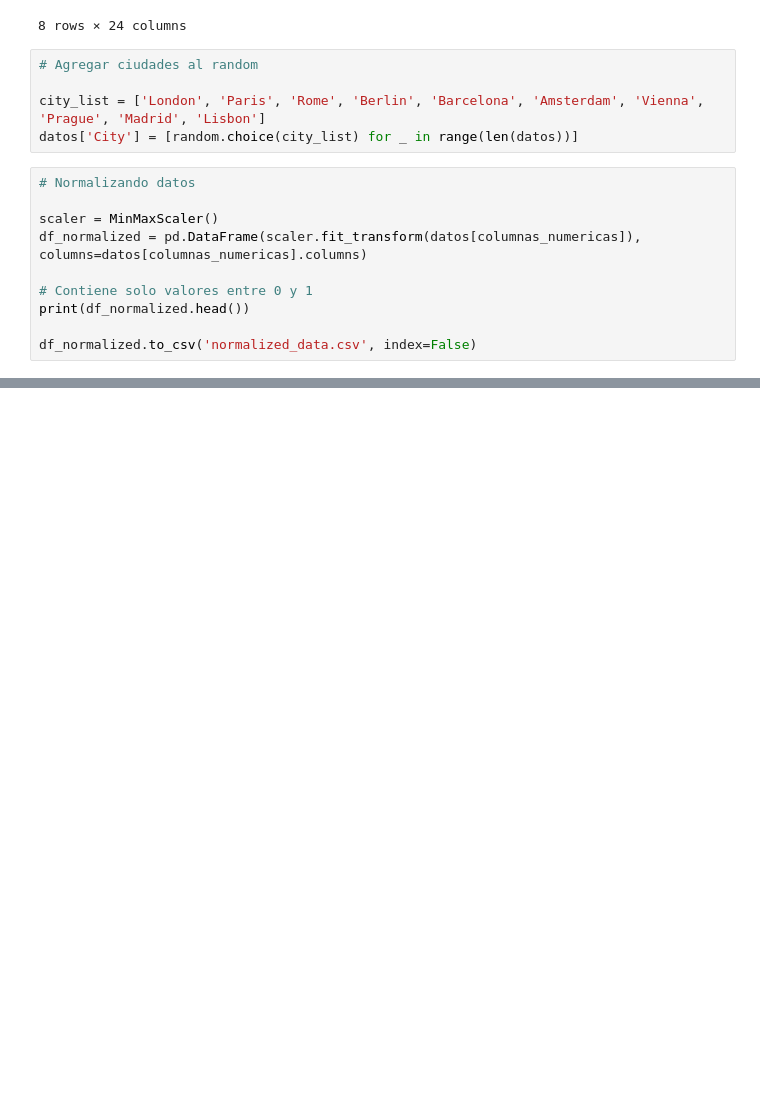
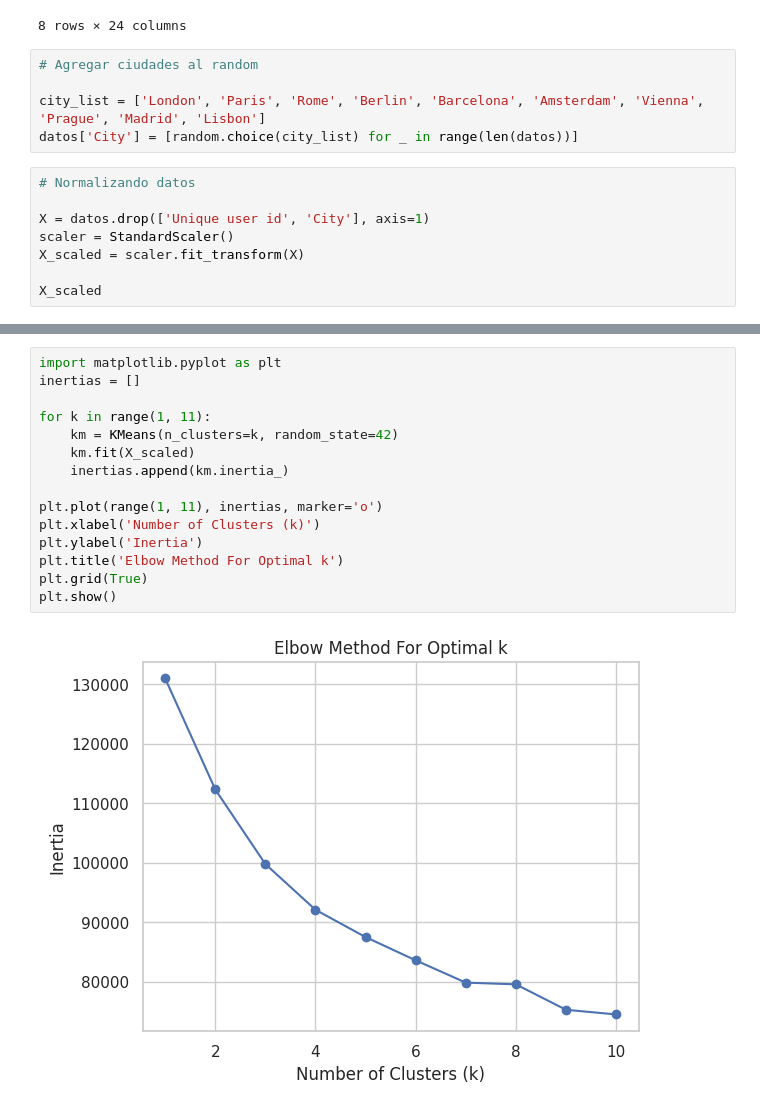
Before and after one commit to gabrielaaguiv5/ProjectI, a Jupyter notebook: notebooks/01_eda_overview.ipynb, the cells around one changed output, grey strips where cells are left out. Drawn from its saved outputs; the diff is of its cells as text; blank space fills up the shorter version.

```diff
--- a/notebooks/01_eda_overview.ipynb
+++ b/notebooks/01_eda_overview.ipynb
@@ -443,11 +447,9 @@ datos['City'] = [random.choice(city_list) for _ in range(len(datos))]
 # %%
 # Normalizando datos
 
-scaler = MinMaxScaler()
-df_normalized = pd.DataFrame(scaler.fit_transform(datos[columnas_numericas]), columns=datos[columnas_numericas].columns)
+X = datos.drop(['Unique user id', 'City'], axis=1)
+scaler = StandardScaler()
+X_scaled = scaler.fit_transform(X)
 
-# Contiene solo valores entre 0 y 1
-print(df_normalized.head())
-
-df_normalized.to_csv('normalized_data.csv', index=False)
+X_scaled
 # %% [output]
@@ -470,0 +490,17 @@ df_normalized.to_csv('normalized_data.csv', index=False)
+# %%
+import matplotlib.pyplot as plt
+inertias = []
+
+for k in range(1, 11):
+    km = KMeans(n_clusters=k, random_state=42)
+    km.fit(X_scaled)
+    inertias.append(km.inertia_)
+
+plt.plot(range(1, 11), inertias, marker='o')
+plt.xlabel('Number of Clusters (k)')
+plt.ylabel('Inertia')
+plt.title('Elbow Method For Optimal k')
+plt.grid(True)
+plt.show()
+# %% [output]
+[figure, added]
```
Also changed, not shown: parts of 4 cells of this notebook.
